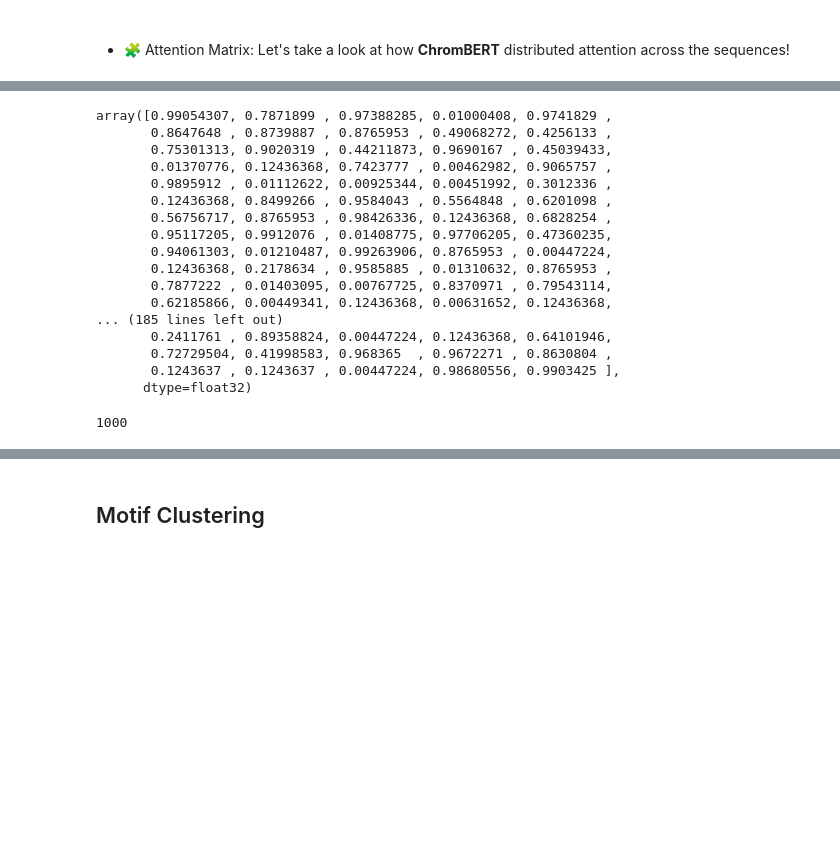
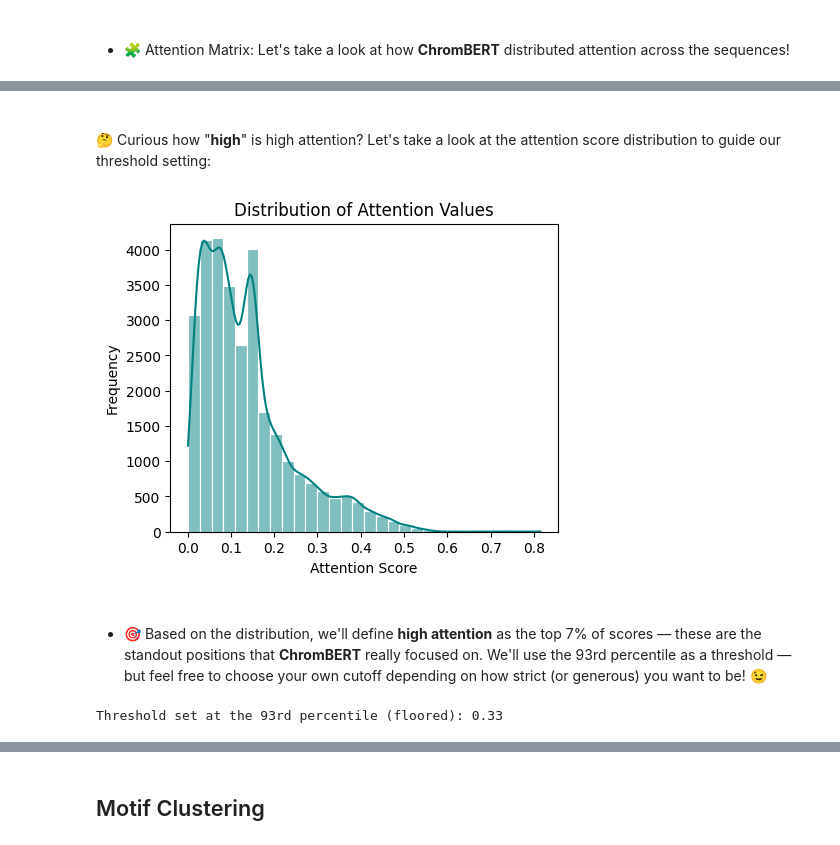
Before and after one commit to caocao0525/ChromBERT, a Jupyter notebook: colab/ChromBERT_on_Colab.ipynb, the cells around one changed output, grey strips where cells are left out. Saved outputs shown, nothing was run; the diff lists cells and outputs as text; code cells hidden in the pictures; blank space fills up the shorter version.

```diff
--- a/colab/ChromBERT_on_Colab.ipynb
+++ b/colab/ChromBERT_on_Colab.ipynb
@@ -1095,24 +1099,22 @@ len(prediction_mat)
-# %%
-prediction_mat
-# %% [output]
-array([0.99054307, 0.7871899 , 0.97388285, 0.01000408, 0.9741829 ,
-       0.8647648 , 0.8739887 , 0.8765953 , 0.49068272, 0.4256133 ,
-       0.75301313, 0.9020319 , 0.44211873, 0.9690167 , 0.45039433,
-       0.01370776, 0.12436368, 0.7423777 , 0.00462982, 0.9065757 ,
-       0.9895912 , 0.01112622, 0.00925344, 0.00451992, 0.3012336 ,
-       0.12436368, 0.8499266 , 0.9584043 , 0.5564848 , 0.6201098 ,
-       0.56756717, 0.8765953 , 0.98426336, 0.12436368, 0.6828254 ,
-       0.95117205, 0.9912076 , 0.01408775, 0.97706205, 0.47360235,
-       0.94061303, 0.01210487, 0.99263906, 0.8765953 , 0.00447224,
-       0.12436368, 0.2178634 , 0.9585885 , 0.01310632, 0.8765953 ,
-       0.7877222 , 0.01403095, 0.00767725, 0.8370971 , 0.79543114,
-       0.62185866, 0.00449341, 0.12436368, 0.00631652, 0.12436368,
-... (185 lines left out)
-       0.2411761 , 0.89358824, 0.00447224, 0.12436368, 0.64101946,
-       0.72729504, 0.41998583, 0.968365  , 0.9672271 , 0.8630804 ,
-       0.1243637 , 0.1243637 , 0.00447224, 0.98680556, 0.9903425 ],
-      dtype=float32)
-# %%
-len(dev_mat)
-# %% [output]
-1000
+# %% [markdown]
+<br>
+
+🤔 Curious how "**high**" is high attention? Let's take a look at the attention score distribution to guide our threshold setting:
+# %%
+plt.figure(figsize=(5, 4))
+sns.histplot(attention_mat.flatten(),bins=30,kde=True, color='teal', ec='white')
+plt.xlabel("Attention Score")
+plt.ylabel("Frequency")
+plt.title("Distribution of Attention Values");
+# %% [output]
+[figure, added]
+# %% [markdown]
+<br>
+
+* 🎯 Based on the distribution, we'll define **high attention** as the top 7% of scores — these are the standout positions that **ChromBERT** really focused on.
+We'll use the 93rd percentile as a threshold — but feel free to choose your own cutoff depending on how strict (or generous) you want to be! 😉
+# %%
+threshold = np.floor(np.percentile(attention_mat, 93) * 100) / 100
+print(f"Threshold set at the 93rd percentile (floored): {threshold}")
+# %% [output]
+Threshold set at the 93rd percentile (floored): 0.33
```
Also changed, not shown: parts of 14 cells of this notebook.
